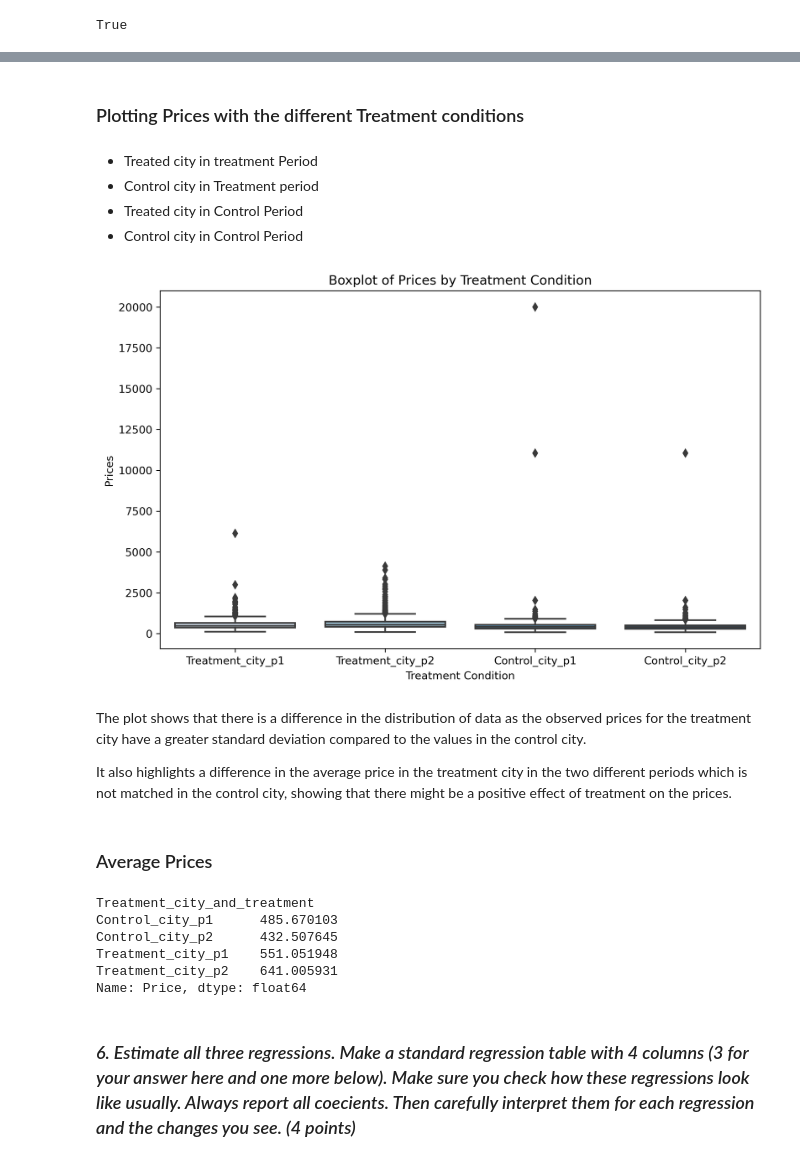
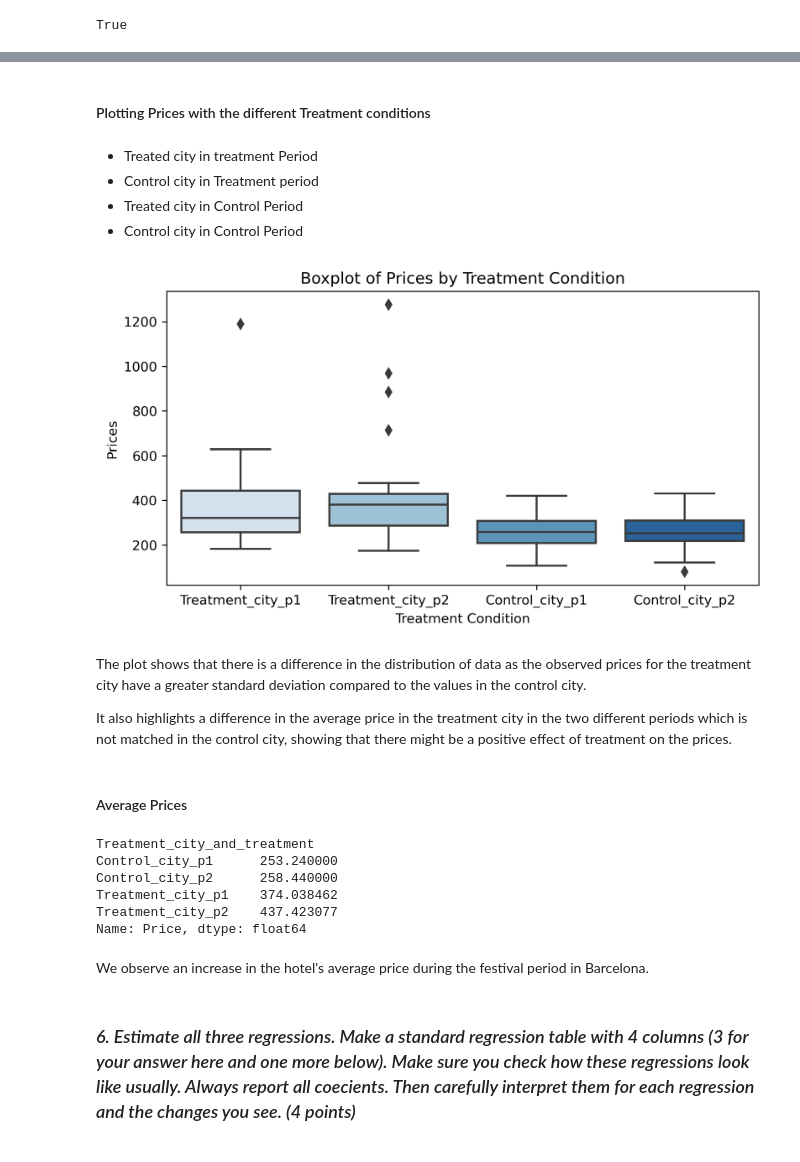
Before and after one commit to mtbrr26/Webscrapping_Booking.Com, a Jupyter notebook: regression_and_nlp_nb.ipynb, the cells around one changed output, grey strips where cells are left out. Cells and saved outputs as stored; diff of their text form; code cells hidden in the pictures.

```diff
--- a/regression_and_nlp_nb.ipynb
+++ b/regression_and_nlp_nb.ipynb
@@ -89,6 +89,6 @@ color = (57/255, 129/255, 153/255)
 # %%
-barcelona_p1 = pd.DataFrame(pd.read_csv('Barcelona-stars-06-08.csv'))
-barcelona_p2 = pd.DataFrame(pd.read_csv('Barcelona-stars-13-15.csv'))
-control_p1 = pd.DataFrame(pd.read_csv('Valencia-stars-06-08.csv'))
-control_p2 = pd.DataFrame(pd.read_csv('Valencia-stars-13-15.csv'))
+barcelona_p1 = pd.DataFrame(pd.read_csv('./Barcelona_Data_06-08.csv'))
+barcelona_p2 = pd.DataFrame(pd.read_csv('./Barcelona_Data_13-15_06.csv'))
+control_p1 = pd.DataFrame(pd.read_csv('./Valencia_06-08.csv'))
+control_p2 = pd.DataFrame(pd.read_csv('./Valencia_13-15.csv'))
 # %% [markdown]
@@ -128,37 +128,39 @@ df.head()
 # %% [markdown]
-### Plotting Prices with the different Treatment conditions
+#### Plotting Prices with the different Treatment conditions
 # %% [markdown]
 - Treated city in treatment Period
 - Control city in Treatment period
 - Treated city in Control Period
 - Control city in Control Period
 # %%
-plt.figure(figsize=(10, 6), dpi=300)
+plt.figure(figsize=(8, 4), dpi=300)
 sns.boxplot(data=df, x='Treatment_city_and_treatment', y='Price', palette='Blues')
 
 plt.xlabel('Treatment Condition')
 plt.ylabel('Prices')
 plt.title('Boxplot of Prices by Treatment Condition')
 
 plt.show()
 # %% [output]
-[figure, old version]
+[figure, new version]
 # %% [markdown]
 The plot shows that there is a difference in the distribution of data as the observed prices for the treatment city have a greater standard deviation compared to the values in the control city.
 
 It also highlights a difference in the average price in the treatment city in the two different periods which is not matched in the control city, showing that there might be a positive effect of treatment on the prices.
 # %% [markdown]
-### Average Prices
+#### Average Prices
 # %%
 average_prices = df.groupby('Treatment_city_and_treatment')['Price'].mean()
 average_prices
 # %% [output]
 Treatment_city_and_treatment
-Control_city_p1      485.670103
-Control_city_p2      432.507645
-Treatment_city_p1    551.051948
-Treatment_city_p2    641.005931
+Control_city_p1      253.240000
+Control_city_p2      258.440000
+Treatment_city_p1    374.038462
+Treatment_city_p2    437.423077
 Name: Price, dtype: float64
+# %% [markdown]
+We observe an increase in the hotel's average price during the festival period in Barcelona.
 # %% [markdown]
 ### *6. Estimate all three regressions. Make a standard regression table with 4 columns (3 for your answer here and one more below). Make sure you check how these regressions look like usually. Always report all coecients. Then carefully interpret them for each regression and the changes you see. (4 points)*
 # %% [markdown]
```
Also changed, not shown: parts of 54 cells of this notebook, 4 other files.
